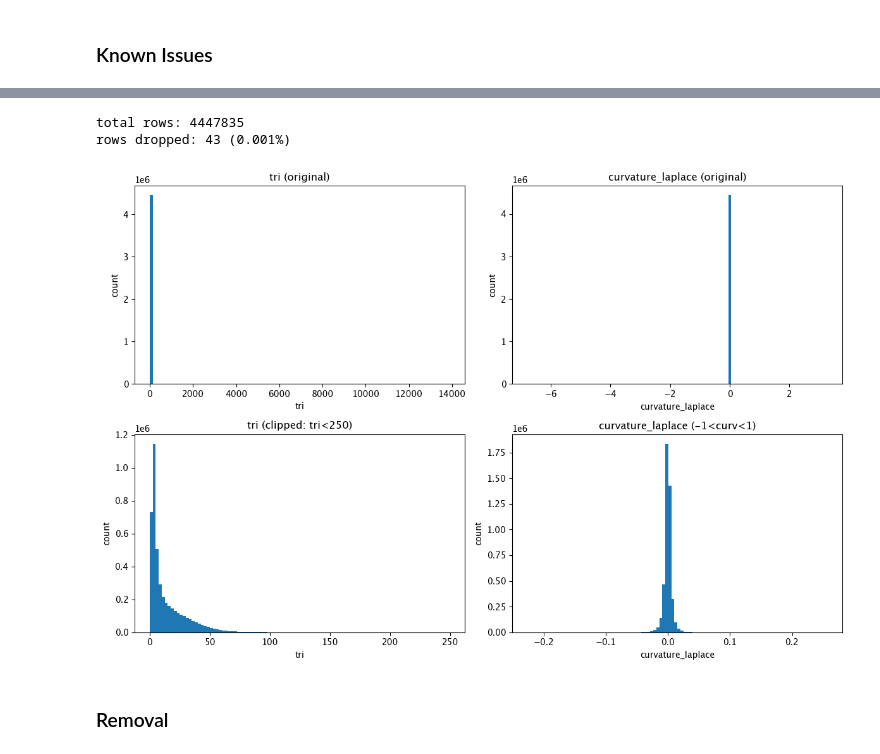
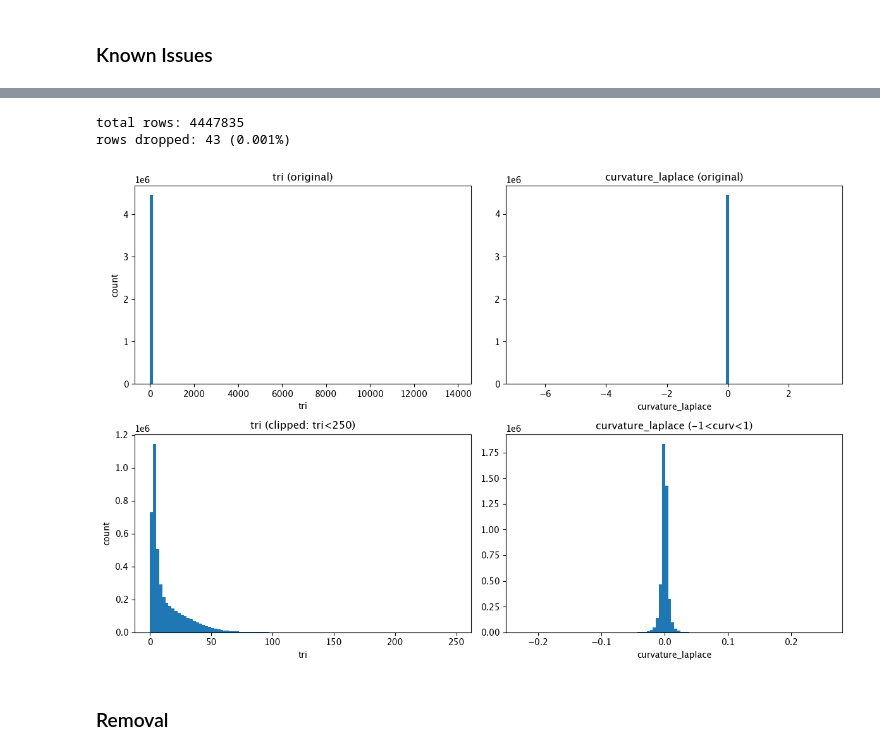
Before and after one commit to shyagehike/atlas-v2, a Jupyter notebook: features.ipynb, the cells around one changed output, grey strips where cells are left out. Saved outputs shown, nothing was run; the diff lists cells and outputs as text; code cells hidden in the pictures.

```diff
--- a/features.ipynb
+++ b/features.ipynb
@@ -33,5 +31,5 @@ ee.Initialize(project=os.getenv('projectkey'))
 with open('config.yaml','r') as f:config=yaml.safe_load(f)
 SEED=config.get('seed')
 np.random.seed(SEED)
-tf.random.set_seed(SEED)
+config=config.get('features') # specialize config for only features section
 # %%
@@ -823,8 +823,8 @@ phi_parallel(dF=dF,radius_max=radius_max,time_max=time_max,bg_weight=bg_weight)
 # %% [markdown]
 ## Cleanup & Analysis
 # %%
-meta=['key','weight','region_id','fold_id'] # meta columns (not actual features)
-dF2=pd.read_csv('database/outputs/output.csv') # the set of all points, populated with features
+meta=['key','weight','region_id','fold_id'] # meta columns (non-quantiative features)
+dF2=pd.read_csv(config_path.get('output','database/outputs/output.csv')) # the set of all points, populated with features
 dF2
 # %% [output]
 |  | key | weight | region_id | fold_id | aspect_cos | aspect_sin | clay_content_b0 | clay_content_b10 | ... |
@@ -845,46 +872,45 @@ dF2
 # %%
+# issues pertaining to tri (terrain ruggedness index) & laplacian curvature
 fig,axes=plt.subplots(2,2,figsize=(12,8)) # subplots
 
 # apply masks to tri and curvature such that tri is capped at 250 and curvature is bounded to [-1,1]
 mask_tri=dF2['tri']<250
 mask_curv=dF2['curvature_laplace'].between(-1,1)
 clipped=dF2[mask_tri & mask_curv]
 
 # get number of rows dropped due to constraints, print
 dropped=dF2.__len__()-(mask_tri & mask_curv).sum()
-print(f"total rows: {dF2.__len__()}")
-print(f"rows dropped: {dropped} ({dropped/dF2.__len__():.3%})")
+print(f'total rows: {dF2.__len__()}')
+print(f'rows dropped: {dropped} ({dropped/dF2.__len__():.3%})')
 
 # top row (full & unclipped)
 axes[0,0].hist(dF2['tri'],bins=100) # tri
-axes[0,0].set_title("tri (original)")
-axes[0,0].set_xlabel("tri")
-axes[0,0].set_ylabel("count")
+axes[0,0].set_title('tri (original)')
+axes[0,0].set_xlabel('tri')
 
 axes[0,1].hist(dF2['curvature_laplace'],bins=100) # curvature
-axes[0,1].set_title("curvature_laplace (original)")
-axes[0,1].set_xlabel("curvature_laplace")
-axes[0,1].set_ylabel("count")
+axes[0,1].set_title('curvature_laplace (original)')
+axes[0,1].set_xlabel('curvature_laplace')
+axes[0,0].set_ylabel('count') # count axis label
 
 # bottom row (clipped)
 axes[1,0].hist(clipped['tri'],bins=100) # tri
-axes[1,0].set_title("tri (clipped: tri<250)")
-axes[1,0].set_xlabel("tri")
-axes[1,0].set_ylabel("count")
+axes[1,0].set_title('tri (clipped: tri<250)')
+axes[1,0].set_xlabel('tri')
 
 axes[1,1].hist(clipped['curvature_laplace'],bins=100) # curvature
-axes[1,1].set_title("curvature_laplace (-1<curv<1)")
-axes[1,1].set_xlabel("curvature_laplace")
-axes[1,1].set_ylabel("count")
+axes[1,1].set_title('curvature_laplace (-1<curv<1)')
+axes[1,1].set_xlabel('curvature_laplace')
+axes[1,0].set_ylabel('count') # count axis label
 
 # on the graph you can see just how extreme some of the skew/outliers were before clipping
 # extremities in other rows are all simply extreme meteorological/topographical conditions whereas these can be attributed to poor calculations (since these are both channels i derived myself)
 plt.tight_layout()
 plt.show()
 # %% [output]
 total rows: 4447835
 rows dropped: 43 (0.001%)
-[figure, old version]
+[figure, new version]
 # %% [markdown]
 ### Removal
 # %%
```
Also changed, not shown: parts of 10 cells of this notebook, 10 other files.
